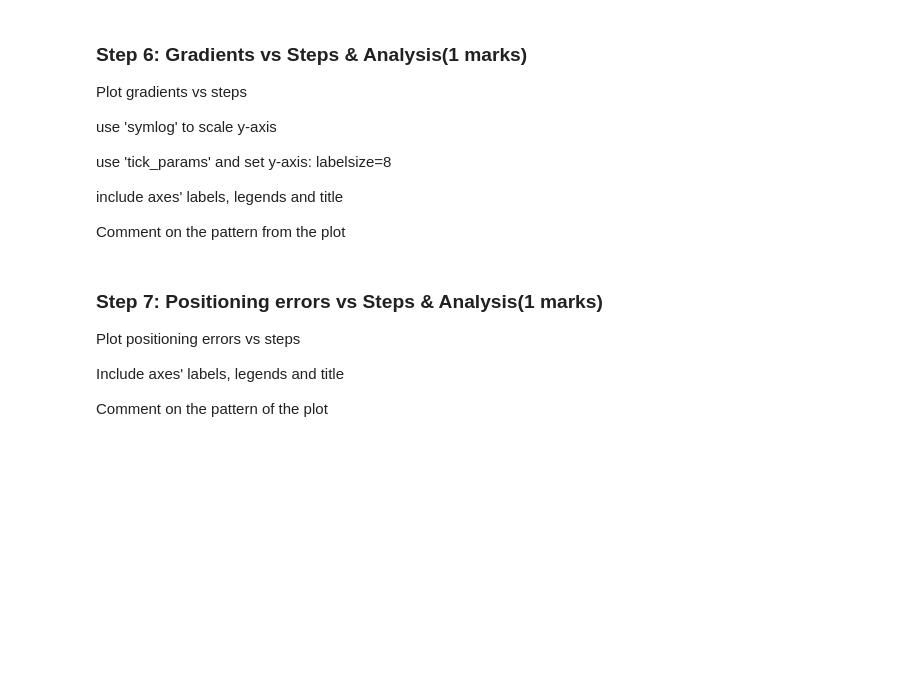
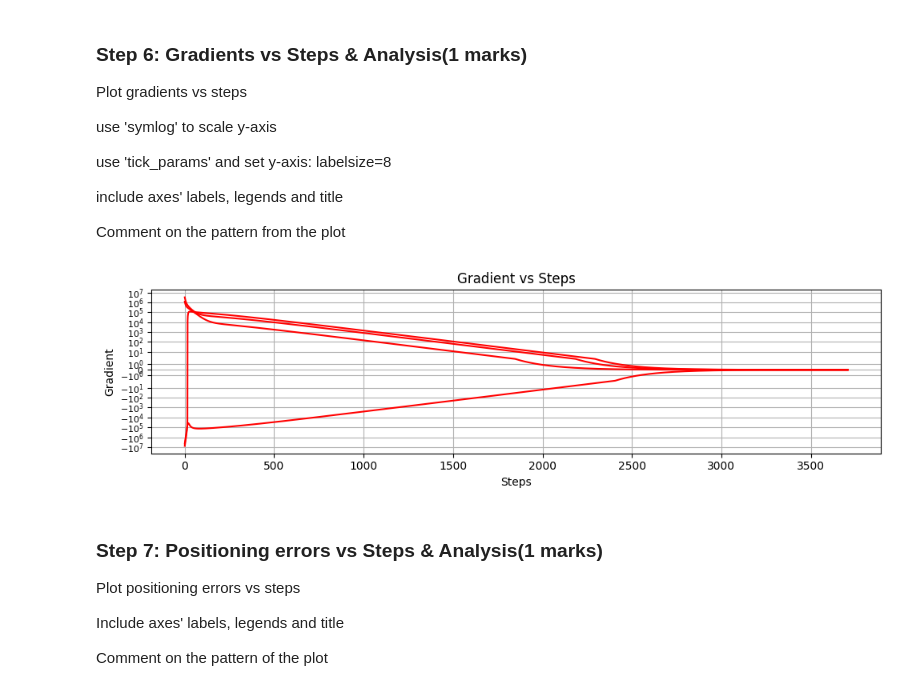
Before and after one commit to andrew-thai08/ENGG680_2025_Fall, a Jupyter notebook: Lab_Assignment2/Assignment2.ipynb, the cells around one changed output. Cells and saved outputs as stored; diff of their text form; code cells hidden in the pictures; blank space fills up the shorter version.

```diff
--- a/Lab_Assignment2/Assignment2.ipynb
+++ b/Lab_Assignment2/Assignment2.ipynb
@@ -638,0 +614,13 @@ TypeError: 'NoneType' object is not subscriptable
+# %%
+optimized_params, arr_cost, arr_grad, arr_err = gradient_descent(pseudorange, sat_pos)
+final_position_errors = arr_err[-1]
+final_cost = arr_cost[-1]
+final_gradient = arr_grad[-1]
+
+# print the mentioned metrics
+print("Optimized Parameters:", optimized_params)
+print("Final Position Errors (Vector):", final_position_errors)
+print("Final Position Errors (Norm):", np.round(np.linalg.norm(np.array(final_position_errors)),6))
+print("Steps Taken:", steps_count)
+print("Final Cost:", arr_cost[-1])
+print("Final Gradient:", arr_grad[-1])
@@ -678,32 +678,23 @@ include axes' labels, legends and title
 
 Comment on the pattern from the plot
 # %%
-fig , ax = plt.subplots(nrows=1, ncols=1, figsize=(10,3))
-
-gradArray = np.array(arr_grad)
-
-# (0.5 marks)
-ax.plot(gradArray[:,0], label='Gradient x', marker='o')
-ax.plot(gradArray[:,1], label='Gradient y', marker='o')
-ax.plot(gradArray[:,2], label='Gradient z', marker='o')
-ax.plot(gradArray[:,3], label='Gradient cdT', marker='o')
-
+fig, ax = plt.subplots(nrows=1, ncols=1, figsize=(10, 3))
+ax.plot(arr_grad, linestyle= '-', color='red')
 ax.set_yscale('symlog')
 ax.tick_params(axis='y', labelsize=8)
-
-ax.set_xlabel('Steps')
-ax.set_ylabel('Gradients (symlog)')
-ax.legend()
-ax.set_title('Gradients vs Steps')
-
+ax.set_xlabel("Steps")
+ax.set_ylabel("Gradient")
+ax.set_title("Gradient vs Steps")
 ax.grid(True)
 fig.tight_layout()
 plt.show()
 
 # Comment on the pattern (0.5 marks)
-# The gradients are large at the beginning, but they decrease as the steps increase.
-# This shows that gradient descent is moving toward the minimum.
-# Eventually the gradients flatten out near zero, which indicates convergence.
+# The gradient values steadily shrink with each iteration, showing that the update
+# steps become smaller as the algorithm approaches the optimum and moves closer to
+# convergence.
+# %% [output]
+[figure, added]
 # %% [markdown]
 ### Step 7: Positioning errors vs Steps & Analysis(1 marks)
 Plot positioning errors vs steps
```
Also changed, not shown: parts of 12 cells of this notebook.
